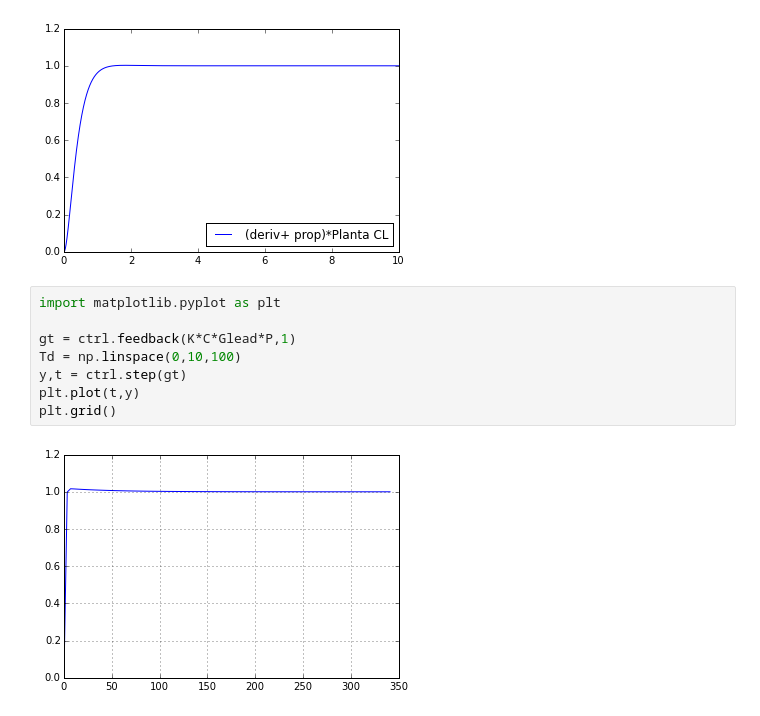
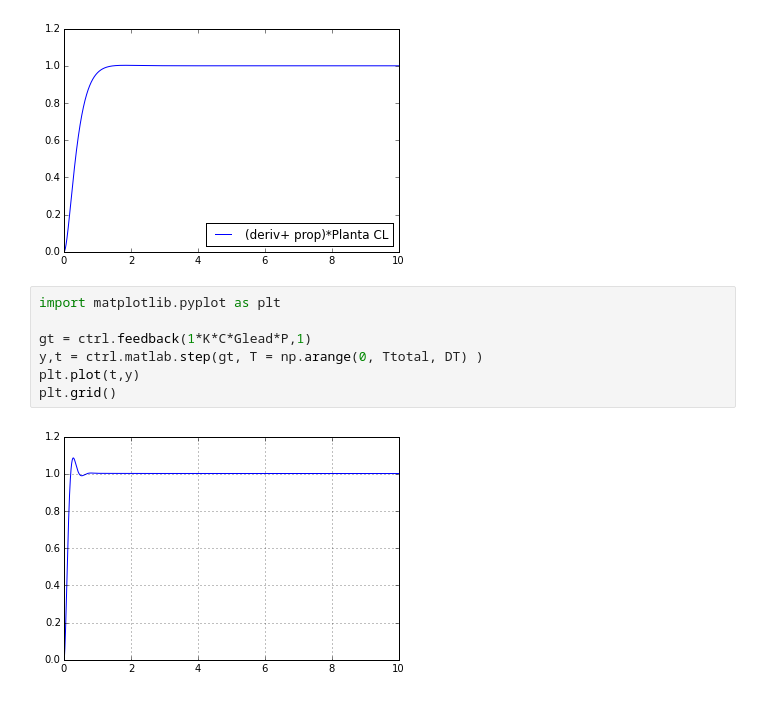
Before and after one commit to lmpizarro/apuntes-python-cientifico, a Jupyter notebook: src/notebooks/notebookCL.ipynb, the cells around one changed output. Cells and saved outputs as stored; diff of their text form.

```diff
--- a/src/notebooks/notebookCL.ipynb
+++ b/src/notebooks/notebookCL.ipynb
@@ -142,10 +142,9 @@ mpl.show()
 # %%
 import matplotlib.pyplot as plt
 
-gt = ctrl.feedback(K*C*Glead*P,1)
-Td = np.linspace(0,10,100)
-y,t = ctrl.step(gt)
+gt = ctrl.feedback(1*K*C*Glead*P,1)
+y,t = ctrl.matlab.step(gt, T = np.arange(0, Ttotal, DT) )
 plt.plot(t,y)
 plt.grid()
 # %% [output]
-[figure, old version]
+[figure, new version]
```
